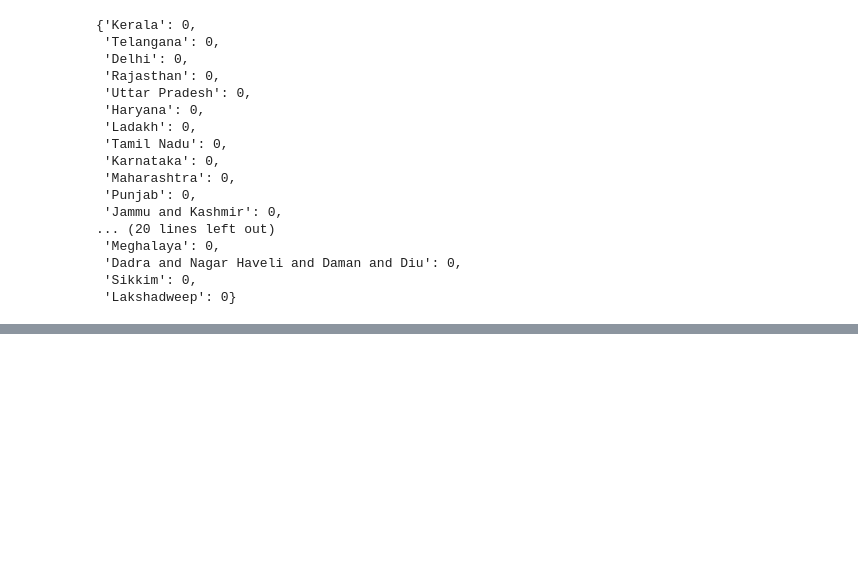
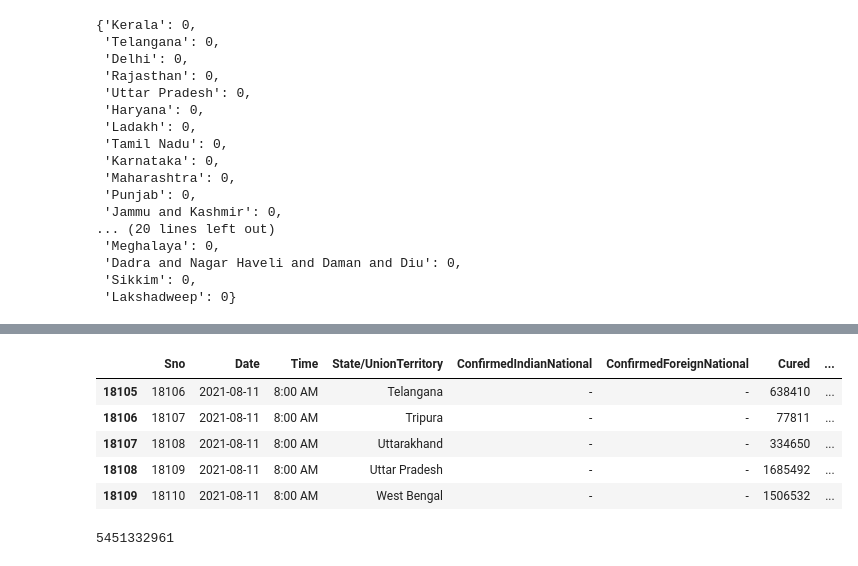
Before and after one commit to harshvardhanguleria/Covid_India_Prediction, a Jupyter notebook: Code/Covid_India_Prediction.ipynb, the cells around one changed output, grey strips where cells are left out. Drawn from its saved outputs; the diff is of its cells as text; code cells hidden in the pictures; blank space fills up the shorter version.

```diff
--- a/Code/Covid_India_Prediction.ipynb
+++ b/Code/Covid_India_Prediction.ipynb
@@ -235,0 +265,14 @@ for i in range(18047):
+# %%
+df.tail()
+# %% [output]
+|  | Sno | Date | Time | State/UnionTerritory | ConfirmedIndianNational | ConfirmedForeignNational | Cured | ... |
+| 18105 | 18106 | 2021-08-11 | 8:00 AM | Telangana | - | - | 638410 | ... |
+| 18106 | 18107 | 2021-08-11 | 8:00 AM | Tripura | - | - | 77811 | ... |
+| 18107 | 18108 | 2021-08-11 | 8:00 AM | Uttarakhand | - | - | 334650 | ... |
+| 18108 | 18109 | 2021-08-11 | 8:00 AM | Uttar Pradesh | - | - | 1685492 | ... |
+| 18109 | 18110 | 2021-08-11 | 8:00 AM | West Bengal | - | - | 1506532 | ... |
+# %%
+sum = df.Confirmed.sum()
+sum
+# %% [output]
+5451332961
```
Also changed, not shown: parts of 13 cells of this notebook, 2 other files.
